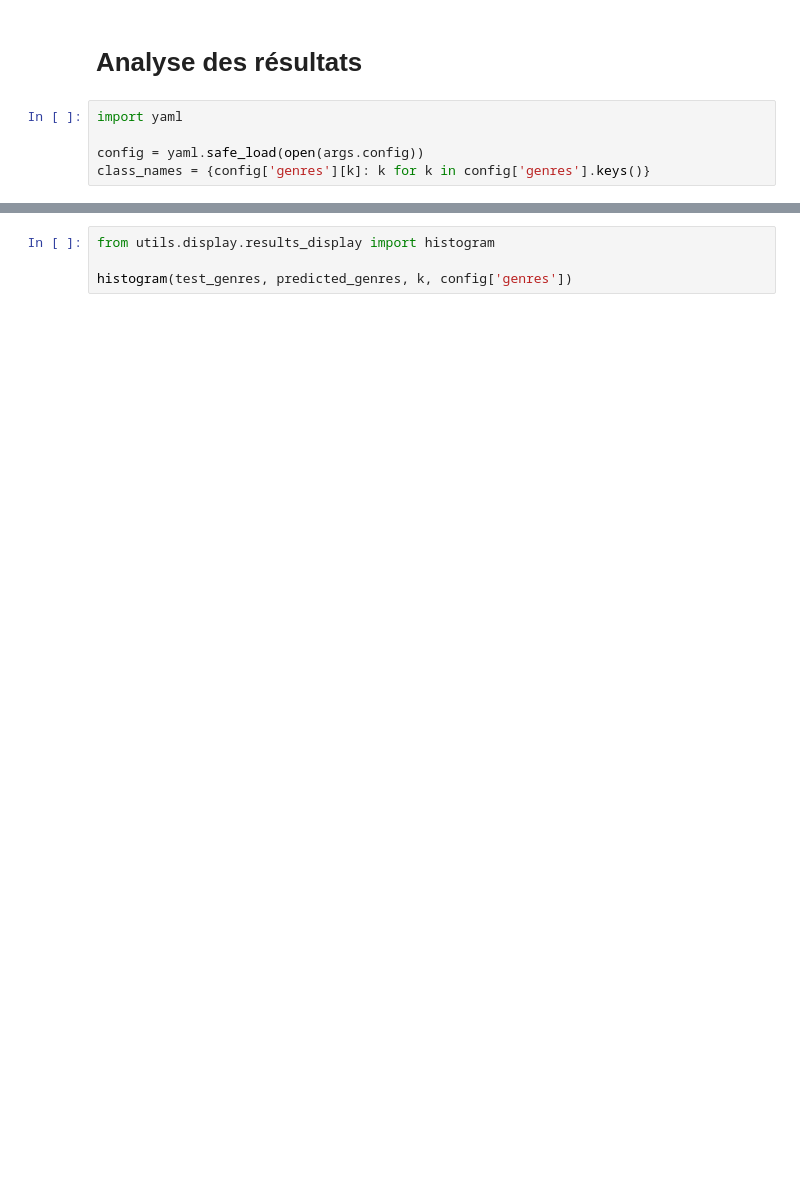
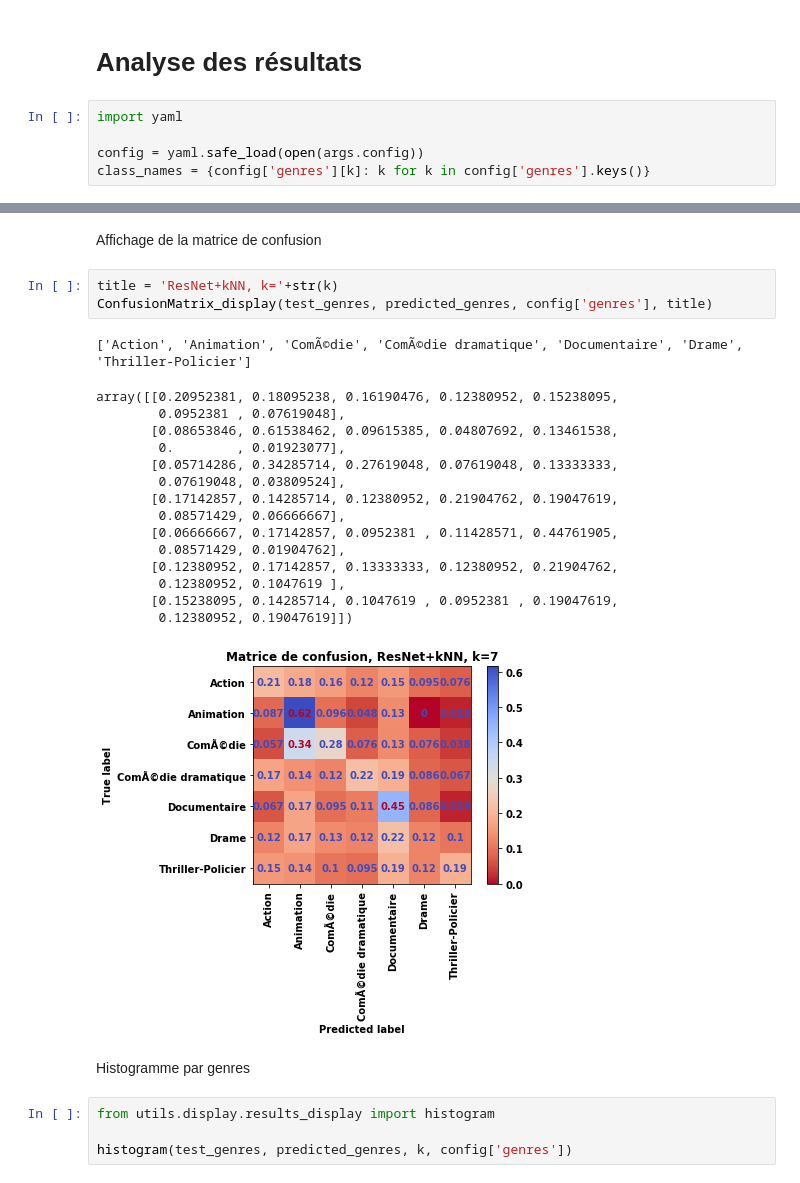
Before and after one commit to vloison/Projet_de_departement, a Jupyter notebook: moviegenre/resnet_knn.ipynb, the cells around one changed output, grey strips where cells are left out. Cells and saved outputs as stored; diff of their text form; blank space fills up the shorter version.

```diff
--- a/moviegenre/resnet_knn.ipynb
+++ b/moviegenre/resnet_knn.ipynb
@@ -54,3 +82,27 @@ plot_neighbors(test_posters, test_genres, class_names, predicted_genres, startin
+# %% [markdown]
+Affichage de la matrice de confusion
+# %%
+title = 'ResNet+kNN, k='+str(k)
+ConfusionMatrix_display(test_genres, predicted_genres, config['genres'], title)
+# %% [output]
+['Action', 'Animation', 'ComÃ©die', 'ComÃ©die dramatique', 'Documentaire', 'Drame', 'Thriller-Policier']
+array([[0.20952381, 0.18095238, 0.16190476, 0.12380952, 0.15238095,
+        0.0952381 , 0.07619048],
+       [0.08653846, 0.61538462, 0.09615385, 0.04807692, 0.13461538,
+        0.        , 0.01923077],
+       [0.05714286, 0.34285714, 0.27619048, 0.07619048, 0.13333333,
+        0.07619048, 0.03809524],
+       [0.17142857, 0.14285714, 0.12380952, 0.21904762, 0.19047619,
+        0.08571429, 0.06666667],
+       [0.06666667, 0.17142857, 0.0952381 , 0.11428571, 0.44761905,
+        0.08571429, 0.01904762],
+       [0.12380952, 0.17142857, 0.13333333, 0.12380952, 0.21904762,
+        0.12380952, 0.1047619 ],
+       [0.15238095, 0.14285714, 0.1047619 , 0.0952381 , 0.19047619,
+        0.12380952, 0.19047619]])
+[figure, added]
+# %% [markdown]
+Histogramme par genres
 # %%
 from utils.display.results_display import histogram
 
```
Also changed, not shown: parts of 10 cells of this notebook, 32 other files.
